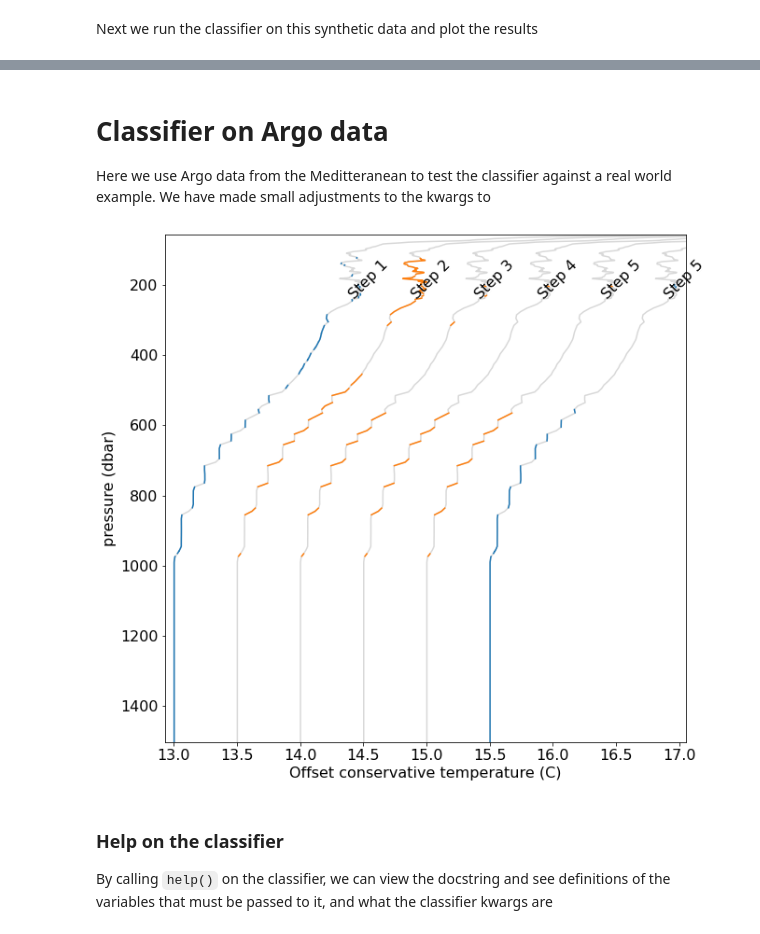
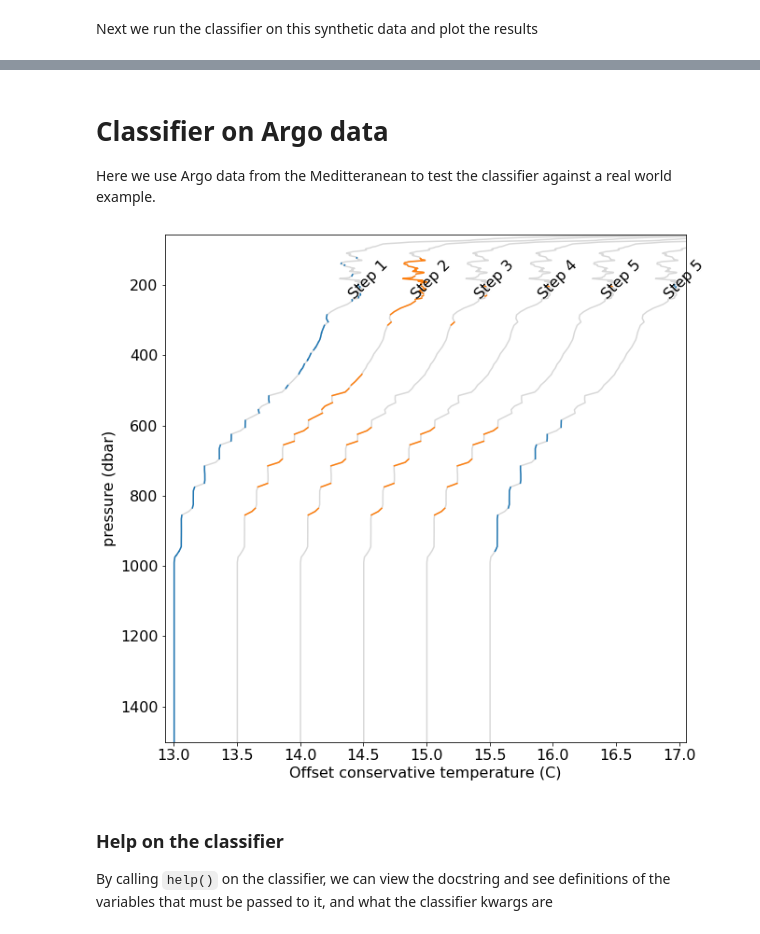
Before and after one commit to callumrollo/thermohaline-steps, a Jupyter notebook: demo.ipynb, the cells around one changed output, grey strips where cells are left out. Drawn from its saved outputs; the diff is of its cells as text; code cells hidden in the pictures.

Commit message:
added more detail to demo notebook

```diff
--- a/demo.ipynb
+++ b/demo.ipynb
@@ -59,10 +143,10 @@ ax[0].invert_yaxis()
 # %% [markdown]
 # Classifier on Argo data
 
-Here we use Argo data from the Meditteranean to test the classifier against a real world example. We have made small adjustments to the kwargs to
+Here we use Argo data from the Meditteranean to test the classifier against a real world example.
-# %%
-df_in = pd.read_csv('data/vanderboog_argo_demo_data.csv')
-df_out, mixes, grads = classify_staircase(df_in.pressure, df_in.conservative_temperature, df_in.absolute_salinity,
-                                          temp_flag_only=True, show_steps=True, layer_height_ratio=0.95, ml_grad=0.00048)
-# %% [output]
-[figure, removed]
+# %%
+df_in = pd.read_csv('data/vanderboog_argo_demo_data.csv')
+df_out, mixes, grads = classify_staircase(df_in.pressure, df_in.conservative_temperature, df_in.absolute_salinity,
+                                          temp_flag_only=True, show_steps=True)
+# %% [output]
+[figure, added]
```
Also changed, not shown: parts of 13 cells of this notebook.
